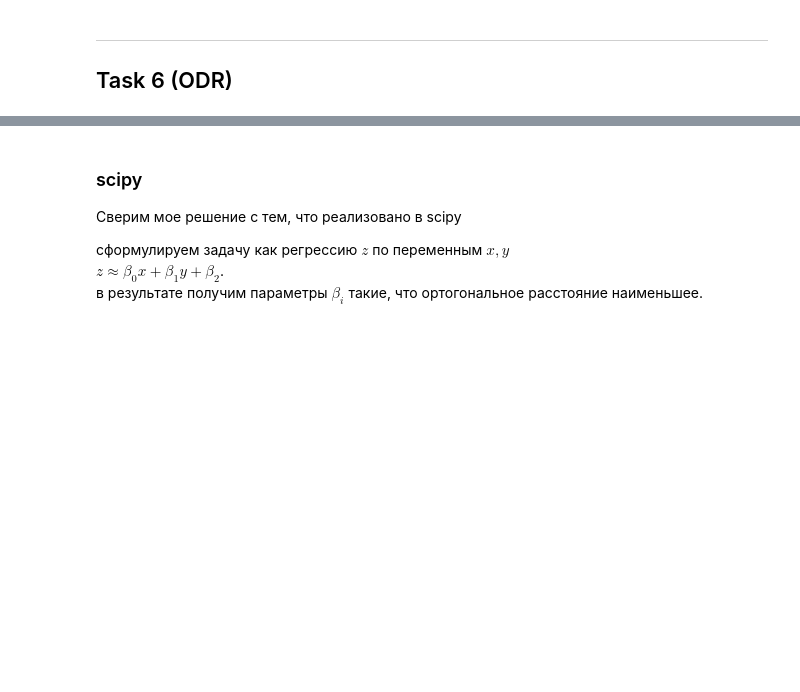
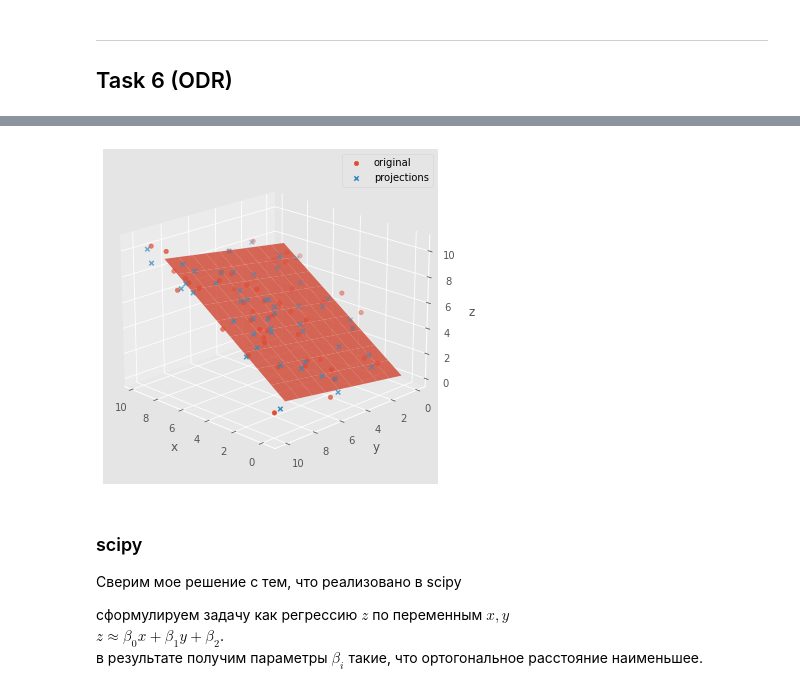
Before and after one commit to IvanSedykh/numerical-methods, a Jupyter notebook: hw2/hw2.ipynb, the cells around one changed output, grey strips where cells are left out. Saved outputs shown, nothing was run; the diff lists cells and outputs as text; code cells hidden in the pictures; blank space fills up the shorter version.

```diff
--- a/hw2/hw2.ipynb
+++ b/hw2/hw2.ipynb
@@ -173,8 +217,9 @@ projs = X @ H_q
 
 # make surface
 xx, yy = np.meshgrid(np.arange(np.min(X[:, 0]), np.max(X[:, 0])), np.arange(np.min(X[:, 1]), np.max(X[:, 1])))
+# plane <n, c> + d=0  => d = - <n, c>
 d = -c @ normal
-z = (-normal[0] * xx - normal[1] * yy - d) * 1. / normal[2]
+z = (-normal[0] * xx - normal[1] * yy - d) / normal[2]
 
 # plotting
 fig = go.Figure(data=[
@@ -203,6 +248,26 @@ fig.update_layout(
     margin=dict(l=0, r=0, b=0, t=20),
 )
 fig.show()
+# %%
+# in case plotply cannot render interactive
+
+
+fig = plt.figure(figsize=(6,8))
+ax = fig.add_subplot(111, projection = '3d')
+ax.set_xlabel("x")
+ax.set_ylabel("y")
+ax.set_zlabel("z")
+
+ax.scatter(*X.T, label='original')
+ax.scatter(*projs.T, label='projections', marker='x')
+ax.plot_surface(xx, yy, z, alpha=0.8)
+
+
+ax.view_init(20, 135)
+plt.legend()
+plt.show()
+# %% [output]
+[figure, added]
 # %% [markdown]
 ### scipy
 
```
Also changed, not shown: parts of 10 cells of this notebook.
